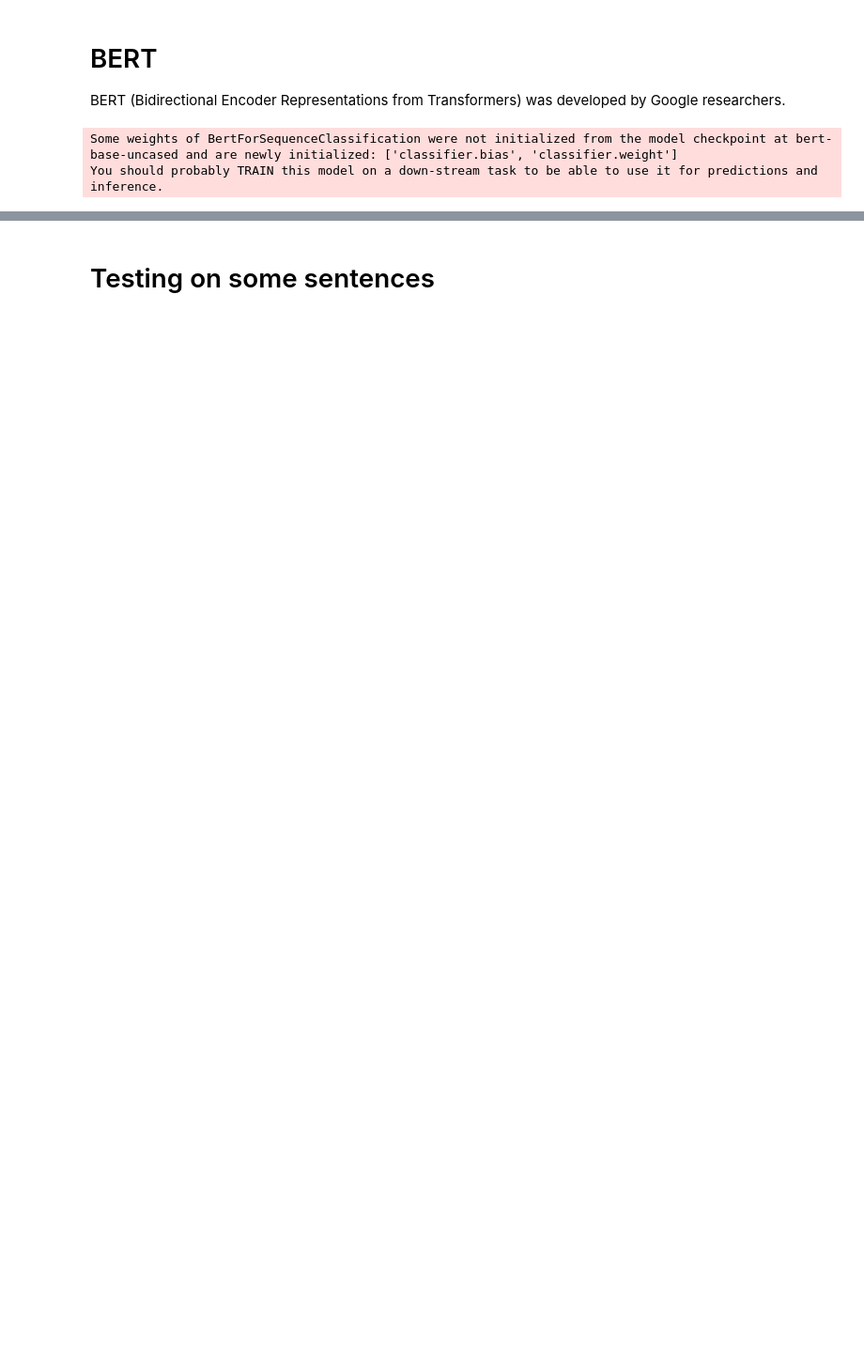
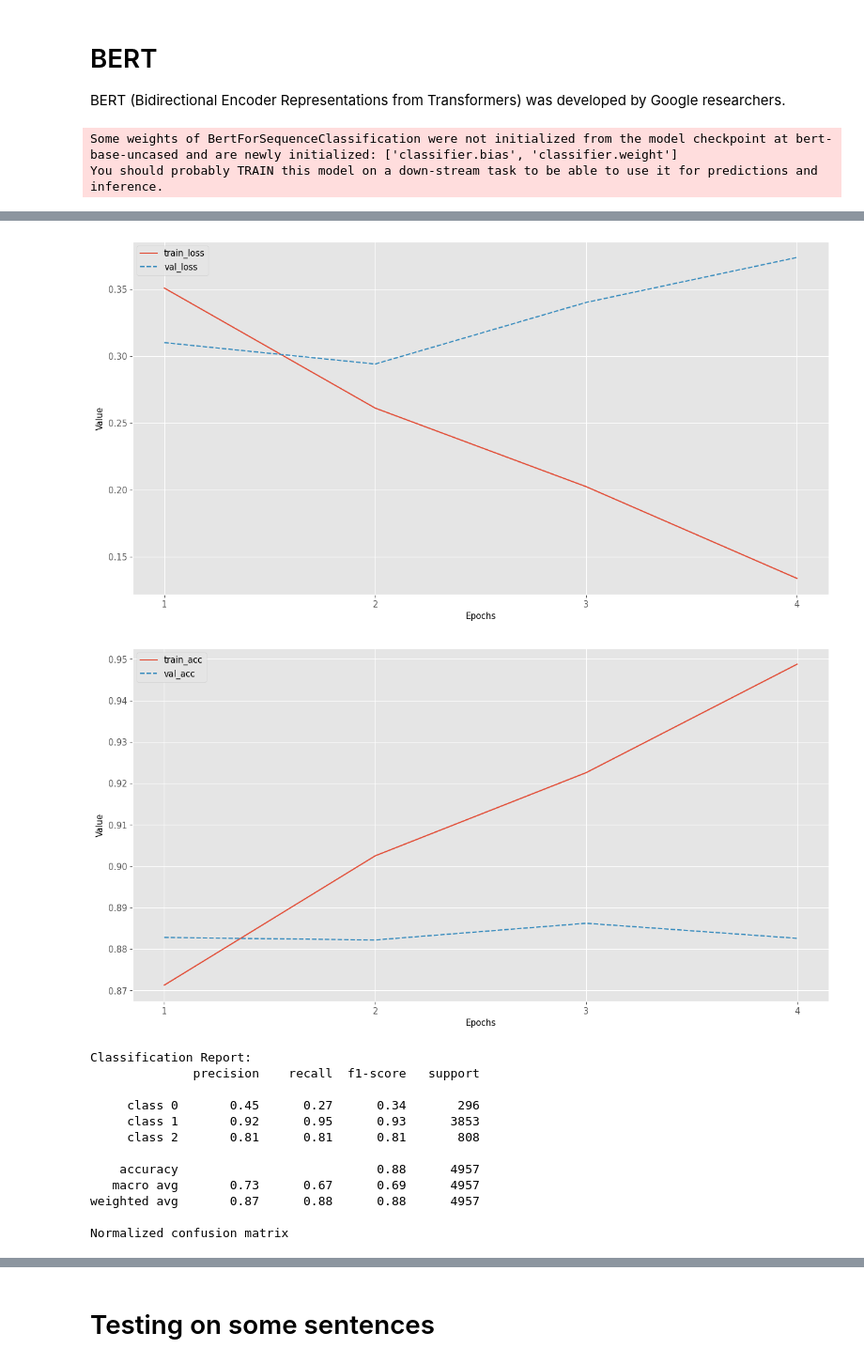
Before and after one commit to CrocoPops/HateSpeechDetection, a Jupyter notebook: HateSpeechDet.ipynb, the cells around one changed output, grey strips where cells are left out. Shown at 94% size. Saved outputs shown, nothing was run; the diff lists cells and outputs as text; code cells hidden in the pictures; blank space fills up the shorter version.

```diff
--- a/HateSpeechDet.ipynb
+++ b/HateSpeechDet.ipynb
@@ -238,13 +304,11 @@ torch.save(tokenized_texts_test_bert, 'tokenized_texts_test_bert.pth')
 train_dataset_bert = TensorDataset(tokenized_texts_train_bert.input_ids, tokenized_texts_train_bert.attention_mask, labels_train)
 test_dataset_bert = TensorDataset(tokenized_texts_test_bert.input_ids, tokenized_texts_test_bert.attention_mask, labels_test)
 
-train_loader_bert = DataLoader(train_dataset_gpt2, batch_size=batch_size, shuffle=True)
-test_loader_bert = DataLoader(test_dataset_gpt2, batch_size=batch_size, shuffle=False)
-
 train_loader_bert = DataLoader(train_dataset_bert, batch_size=batch_size, shuffle=True)
 test_loader_bert = DataLoader(test_dataset_bert, batch_size=batch_size, shuffle=False)
 
 model_bert = BertForSequenceClassification.from_pretrained('bert-base-uncased', num_labels=3).to(device)
+model_bert.resize_token_embeddings(len(tokenizer_bert))
 # model_bert.load_state_dict(torch.load('bert_model.pth'))  # Load pre-trained BERT model from disk
 # model_bert.eval()
 
@@ -252,10 +316,15 @@ optimizer_bert = AdamW(model_bert.parameters(), lr=5e-5, no_deprecation_warning=
 tokenized_texts_train_bert = torch.load('tokenized_texts_train_bert.pth')  # Load pre-processed tokenized data from disk
 tokenized_texts_test_bert = torch.load('tokenized_texts_test_bert.pth')
 
+all_loss_bert = {'train_loss':[], 'val_loss':[]}
+all_acc_bert = {'train_acc':[], 'val_acc':[]}
+
 print("Training BERT model...")
-for epoch in range(epochs):
-    model_bert.train()
+model_bert.train()
+for epoch in tqdm(range(epochs)):
     total_loss = 0
+    total_correct_train = 0
+    total_samples_train = 0
     for batch in train_loader_bert:
         input_ids, attention_mask, labels = batch
         input_ids, attention_mask, labels = input_ids.to(device), attention_mask.to(device), labels.to(device)
@@ -267,16 +336,44 @@ for epoch in range(epochs):
         writer.add_scalar("Loss/train_bert", loss, epoch)
         total_loss += loss.item()
 
+        _, predicted_train = torch.max(outputs.logits, 1)
+        total_samples_train += labels.size(0)
+        total_correct_train += (predicted_train == labels).sum().item()
+
         loss.backward()
         optimizer_bert.step()
 
     avg_loss = total_loss / len(train_loader_bert)
     print(f'Epoch {epoch + 1}: Average Loss: {avg_loss}')
+    all_loss_bert['train_loss'].append(total_loss / len(train_loader_bert))
+    all_acc_bert['train_acc'].append(total_correct_train / total_samples_train)
+    model_bert.eval()
+    total_val_loss = 0
+    total_correct_val = 0
+    total_samples_val = 0
+    with torch.no_grad():
+        for batch in test_loader_bert:
+            input_ids, attention_mask, labels = batch
+            input_ids, attention_mask, labels = input_ids.to(device), attention_mask.to(device), labels.to(device)
 
-torch.save(model_bert.state_dict(), 'bert_model.pth') # saving bert model
-writer.flush()
-writer.close()
-# Evaluation for BERT
+            outputs = model_bert(input_ids=input_ids, attention_mask=attention_mask, labels=labels)
+            val_loss = outputs.loss
+
+            total_val_loss += val_loss.item()
+
+            _, predicted_val = torch.max(outputs.logits, 1)
+            total_samples_val += labels.size(0)
+            total_correct_val += (predicted_val == labels).sum().item()
+
+    all_loss_bert['val_loss'].append(total_val_loss / len(test_loader_bert))
+    all_acc_bert['val_acc'].append(total_correct_val / total_samples_val)
+    writer.add_scalar("Loss/val_bert", total_val_loss / len(test_loader_bert), epoch)
+
+    torch.save(model_bert.state_dict(), 'bert_model.pth') # saving bert model
+    writer.flush()
+    writer.close()
+
+print("BERT training complete.")
 model_bert.eval()
 predicted_labels_bert = []
 true_labels_bert = []
@@ -293,6 +390,14 @@ with torch.no_grad():
 
 accuracy_bert = accuracy_score(true_labels_bert, predicted_labels_bert)
 print(f'BERT Accuracy: {accuracy_bert}')
+
+plot_dict(all_loss_bert, use_xlabel='Epochs', use_ylabel='Value', use_linestyles=['-', '--'])
+plot_dict(all_acc_bert, use_xlabel='Epochs', use_ylabel='Value', use_linestyles=['-', '--'])
+
+print("Classification Report:")
+print(classification_report(true_labels_bert, predicted_labels_bert, target_names=['class 0', 'class 1', 'class 2']))
+
+plot_confusion_matrix(y_true=true_labels_bert, y_pred=predicted_labels_bert, classes=[0, 1, 2], normalize=True, magnify=0.1, use_title="Confusion Matrix - BERT")
 # %% [output]
 Some weights of BertForSequenceClassification were not initialized from the model checkpoint at bert-base-uncased and are newly initialized: ['classifier.bias', 'classifier.weight']
 You should probably TRAIN this model on a down-stream task to be able to use it for predictions and inference.
@@ -305,0 +411,14 @@ BERT Accuracy: 0.8741174097236232
+[figure, added]
+[figure, added]
+Classification Report:
+              precision    recall  f1-score   support
+
+     class 0       0.45      0.27      0.34       296
+     class 1       0.92      0.95      0.93      3853
+     class 2       0.81      0.81      0.81       808
+
+    accuracy                           0.88      4957
+   macro avg       0.73      0.67      0.69      4957
+weighted avg       0.87      0.88      0.88      4957
+
+Normalized confusion matrix
```
Also changed, not shown: parts of 6 cells of this notebook, 24 other files.
